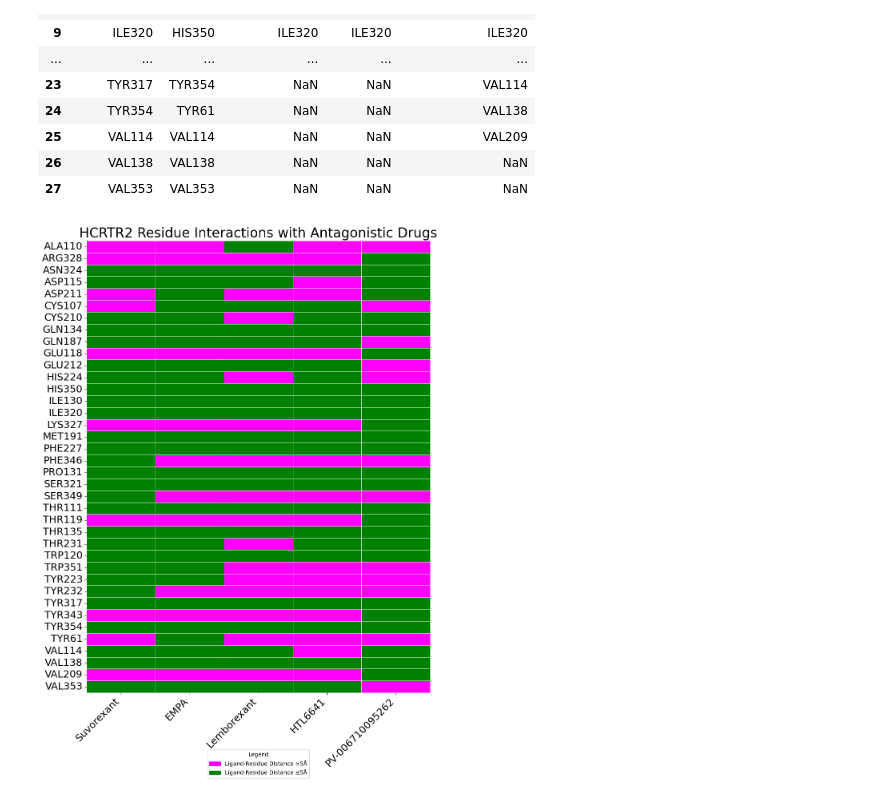
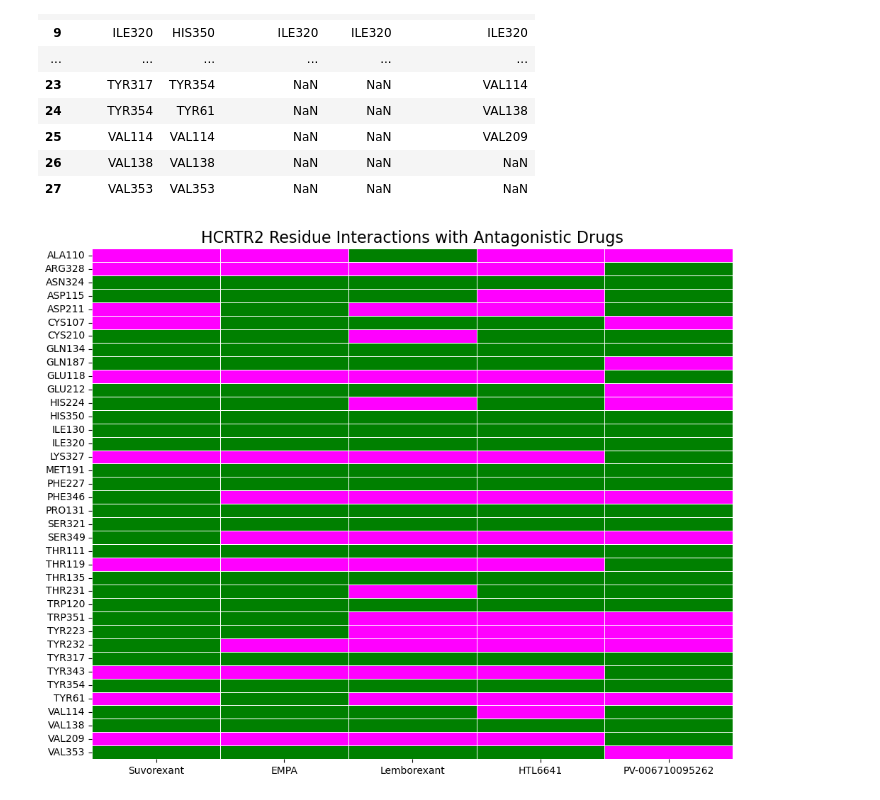
Before and after one commit to toadlover/ginsparg_thymelab_thesis, a Jupyter notebook: jupyter_notebooks/figure_making/antagonists_and_drug27_nearby_residue_heatmap_analysis.ipynb, the cells around one changed output. Cells and saved outputs as stored; diff of their text form; code cells hidden in the pictures.

```diff
--- a/jupyter_notebooks/figure_making/antagonists_and_drug27_nearby_residue_heatmap_analysis.ipynb
+++ b/jupyter_notebooks/figure_making/antagonists_and_drug27_nearby_residue_heatmap_analysis.ipynb
@@ -64,30 +40,21 @@ for drug in df.columns:
     binary_matrix.loc[residues, drug] = 1
 # %%
 # Step 3: Plot the heatmap
-plt.figure(figsize=(10, 14))
+plt.figure(figsize=(10, 8))
 
 magenta_green_cmap = LinearSegmentedColormap.from_list(
     "magenta_green", ["magenta", "white", "green"]
 )
 
 sns.heatmap(binary_matrix, cmap=magenta_green_cmap, cbar=False, annot=False, linewidths=0.5)
-plt.title("HCRTR2 Residue Interactions with Antagonistic Drugs", fontsize=24)
+plt.title("HCRTR2 Residue Interactions with Antagonistic Drugs", fontsize=16)
 #plt.xlabel("Drugs", fontsize=14)
 #plt.ylabel("Residues", fontsize=14)
-#plt.xticks(rotation=0, ha="center")
-plt.xticks(rotation=45, ha="right", fontsize=18)
-plt.yticks(rotation=0, ha="right", fontsize=18)
-
-low = mpatches.Patch(color="magenta", label="Ligand-Residue Distance >5Å")
-high = mpatches.Patch(color="green", label="Ligand-Residue Distance ≤5Å")
-
-# Add legend
-plt.legend(handles=[low, high], title="Legend", loc="upper center", bbox_to_anchor=(0.5, -0.12))
-
+plt.xticks(rotation=0, ha="center")
 plt.tight_layout()
 plt.show()
 # %% [output]
-[figure, old version]
+[figure, new version]
 # %%
 #now, get similarity of drug modes and calculate jaccard similarity
 drug_residues = {drug: set(df[drug].dropna()) for drug in df.columns}
```
Also changed, not shown: parts of 3 cells of this notebook, 7 other files.
